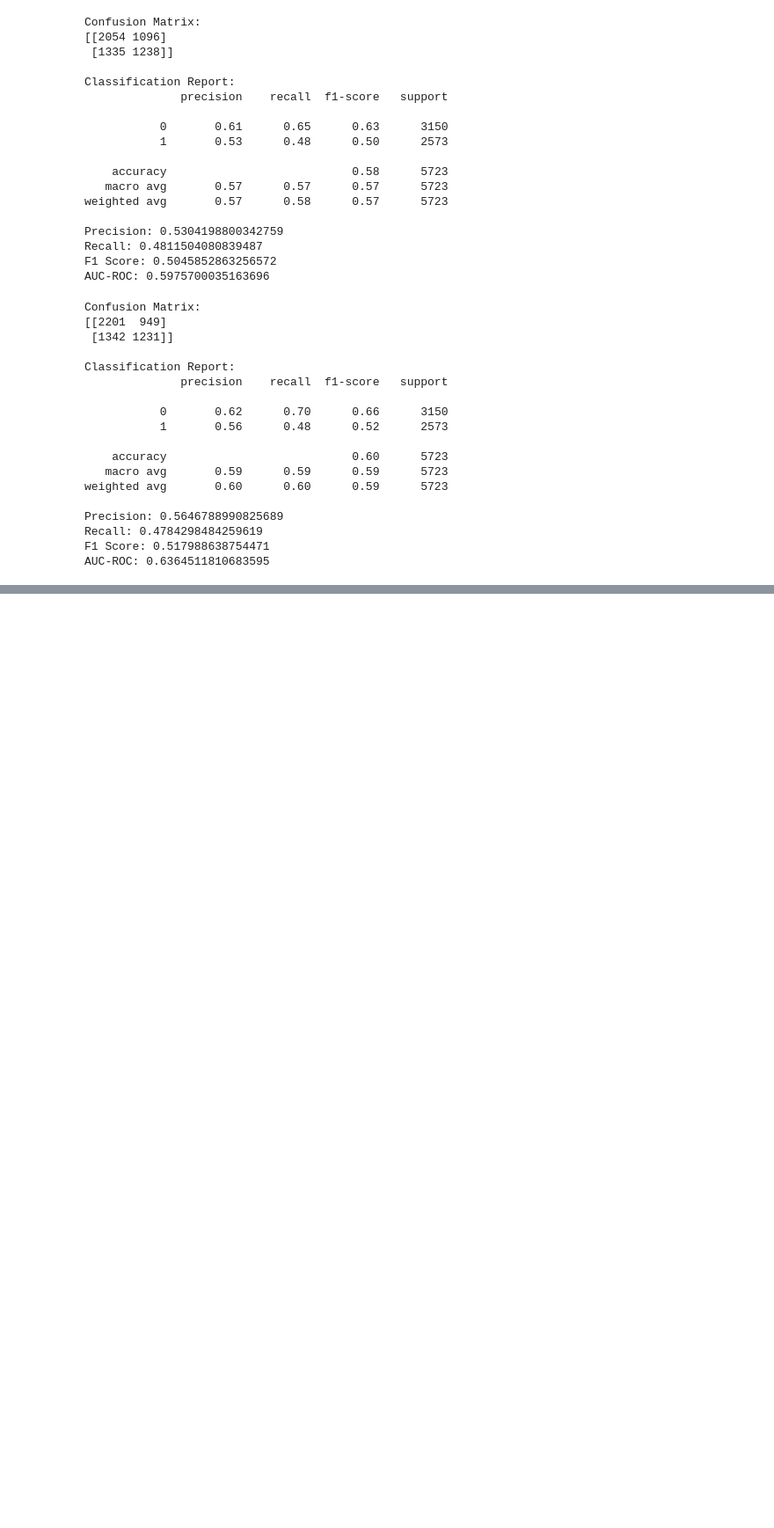
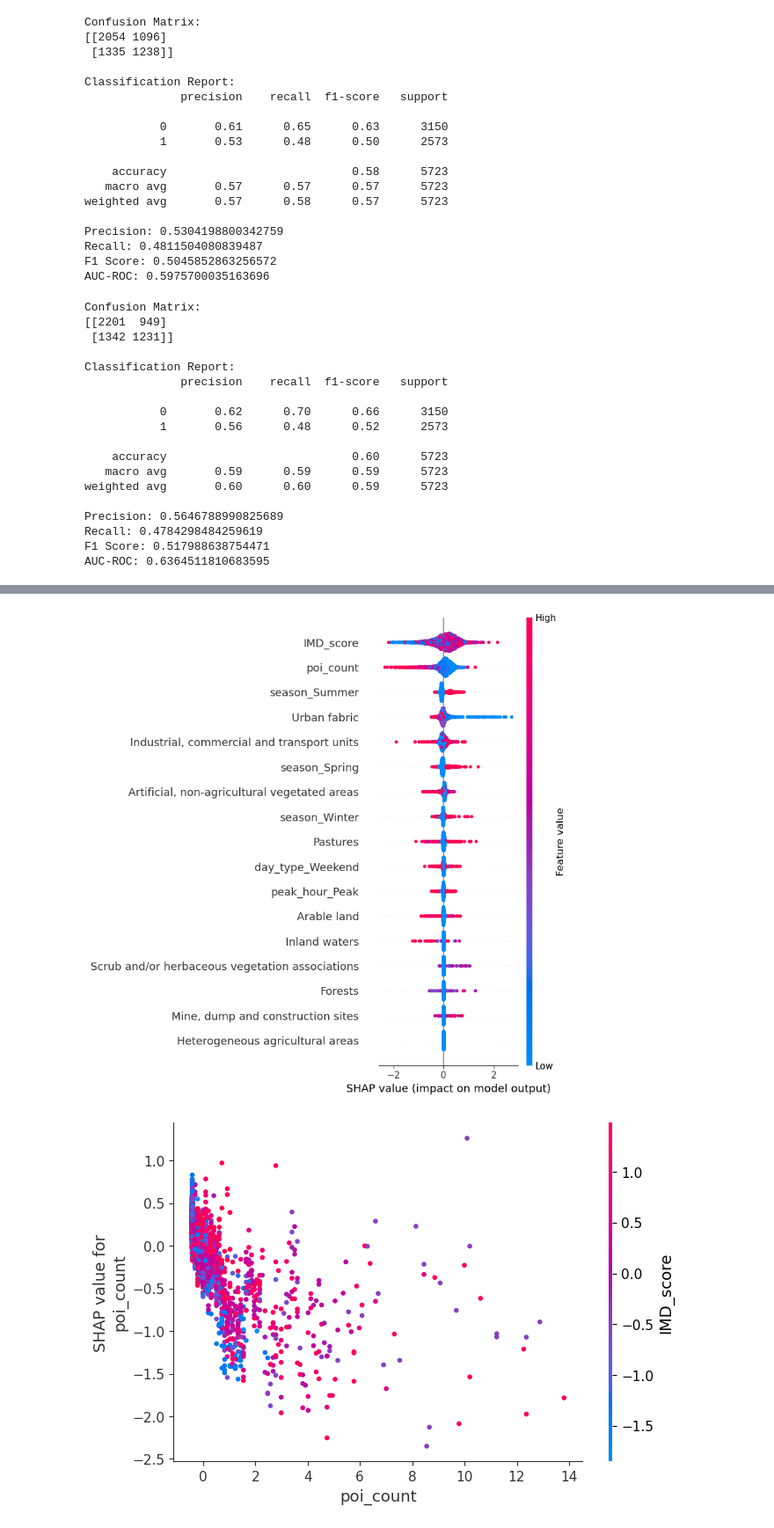
Before and after one commit to gordenleee/CASA_2024_Yunlong_Li, a Jupyter notebook: dissertation.ipynb, the cells around one changed output, grey strips where cells are left out. Shown at 88% size. Saved outputs shown, nothing was run; the diff lists cells and outputs as text; code cells hidden in the pictures; blank space fills up the shorter version.

```diff
--- a/dissertation.ipynb
+++ b/dissertation.ipynb
@@ -756,6 +788,9 @@ X_train, X_test, y_train, y_test = train_test_split(X, y, test_size=0.3, random_
 scaler = StandardScaler()
 X_train = scaler.fit_transform(X_train)
 X_test = scaler.transform(X_test)
+
+# Store feature names
+feature_names = X.columns
 # %%
 # Create a function to evaluate the models using the specified metrics
 def evaluate_model(y_test, y_pred, y_prob):
@@ -853,0 +912,14 @@ AUC-ROC: 0.6364511810683595
+# %%
+# Create a SHAP explainer for the XGBoost model
+explainer = shap.Explainer(xgb_model, X_train)
+
+# Calculate SHAP values for the test set
+shap_values = explainer(X_test)
+
+# Plot summary of SHAP values
+shap.summary_plot(shap_values, X_test, feature_names=feature_names)
+
+# Plot SHAP dependence plots for the most important features
+for i in range(min(10, len(feature_names))):  # Plot top 10 features
+    shap.dependence_plot(i, shap_values.values, X_test, feature_names=feature_names)
+# %% [output]
@@ -853,0 +927,2 @@ AUC-ROC: 0.6364511810683595
+[figure, added]
+[figure, added]
```
Also changed, not shown: parts of 9 cells of this notebook.
